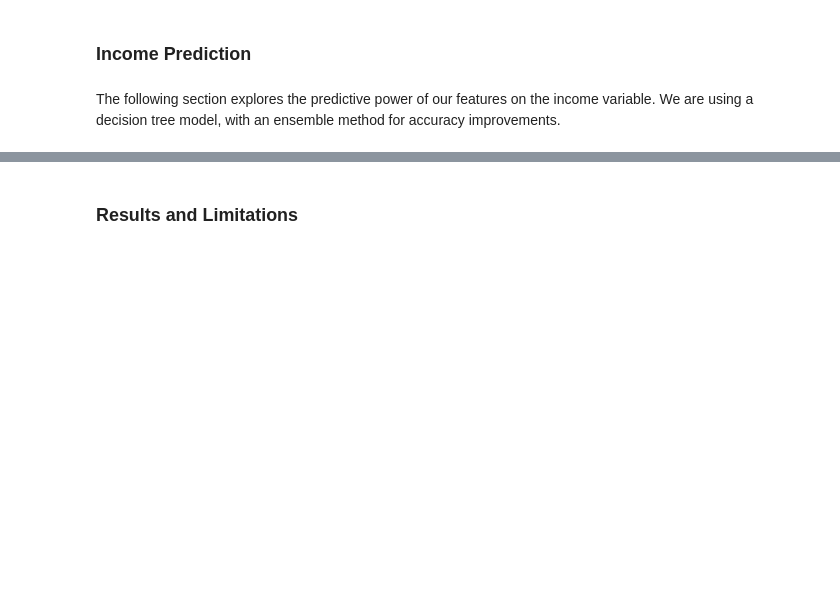
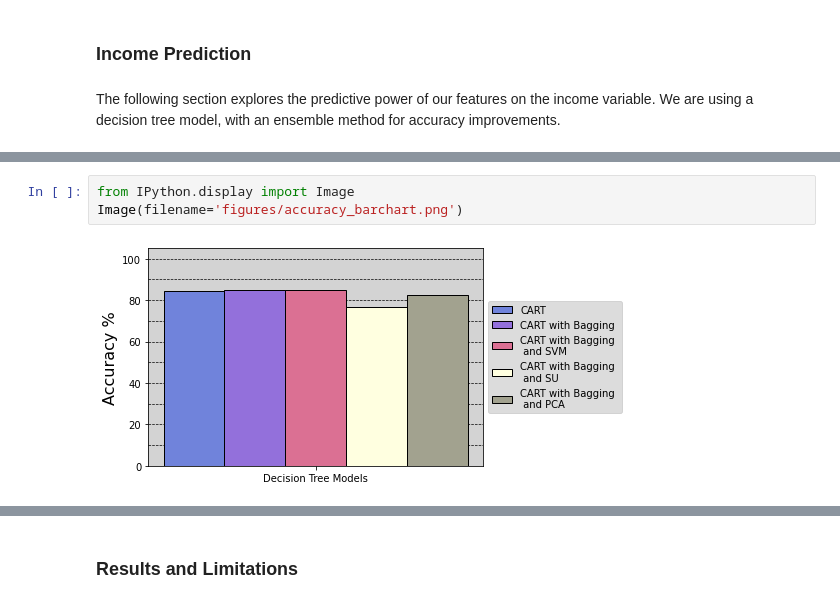
Before and after one commit to UCB-stat-159-s22/hw07-group23, a Jupyter notebook: main_template.ipynb, the cells around one changed output, grey strips where cells are left out. Saved outputs shown, nothing was run; the diff lists cells and outputs as text; blank space fills up the shorter version.

```diff
--- a/main_template.ipynb
+++ b/main_template.ipynb
@@ -143,0 +193,5 @@ The following section explores the predictive power of our features on the incom
+# %%
+from IPython.display import Image
+Image(filename='figures/accuracy_barchart.png')
+# %% [output]
+[figure, added]
```
Also changed, not shown: parts of 15 cells of this notebook.
